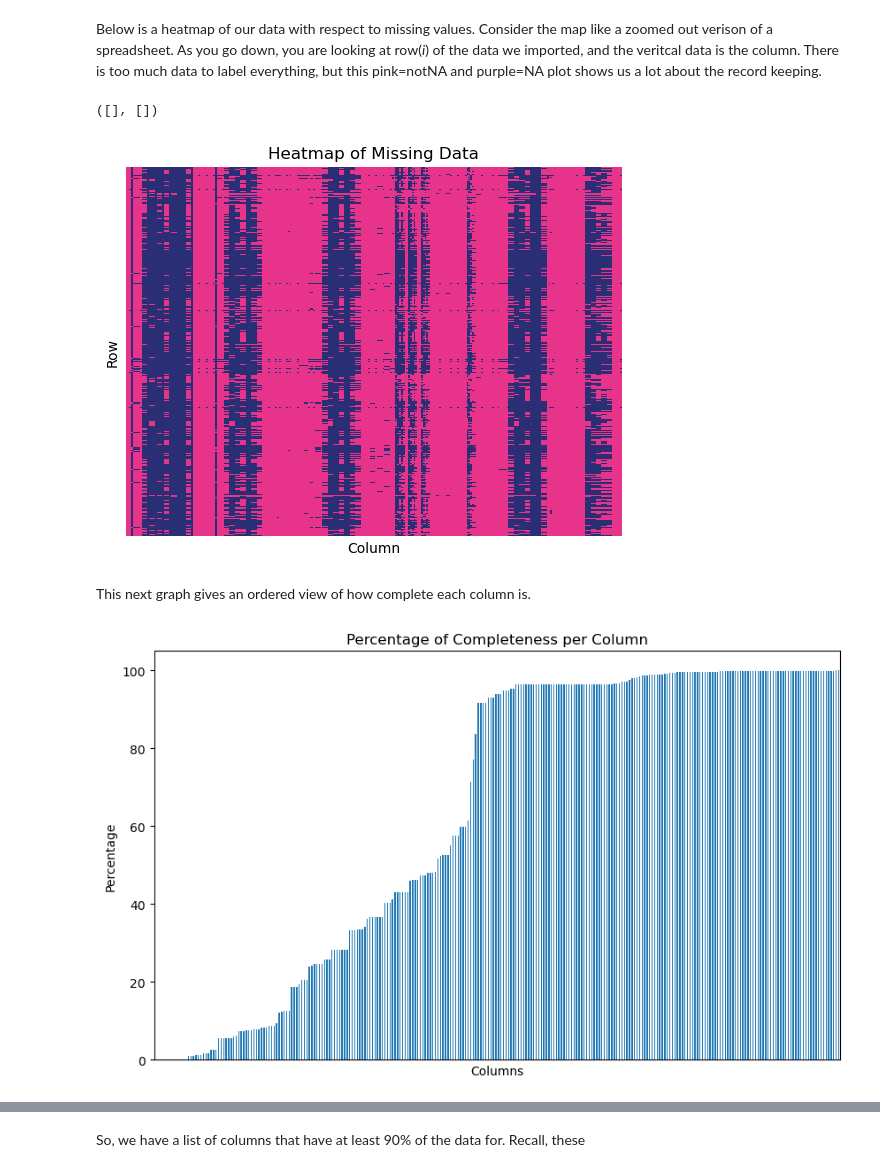
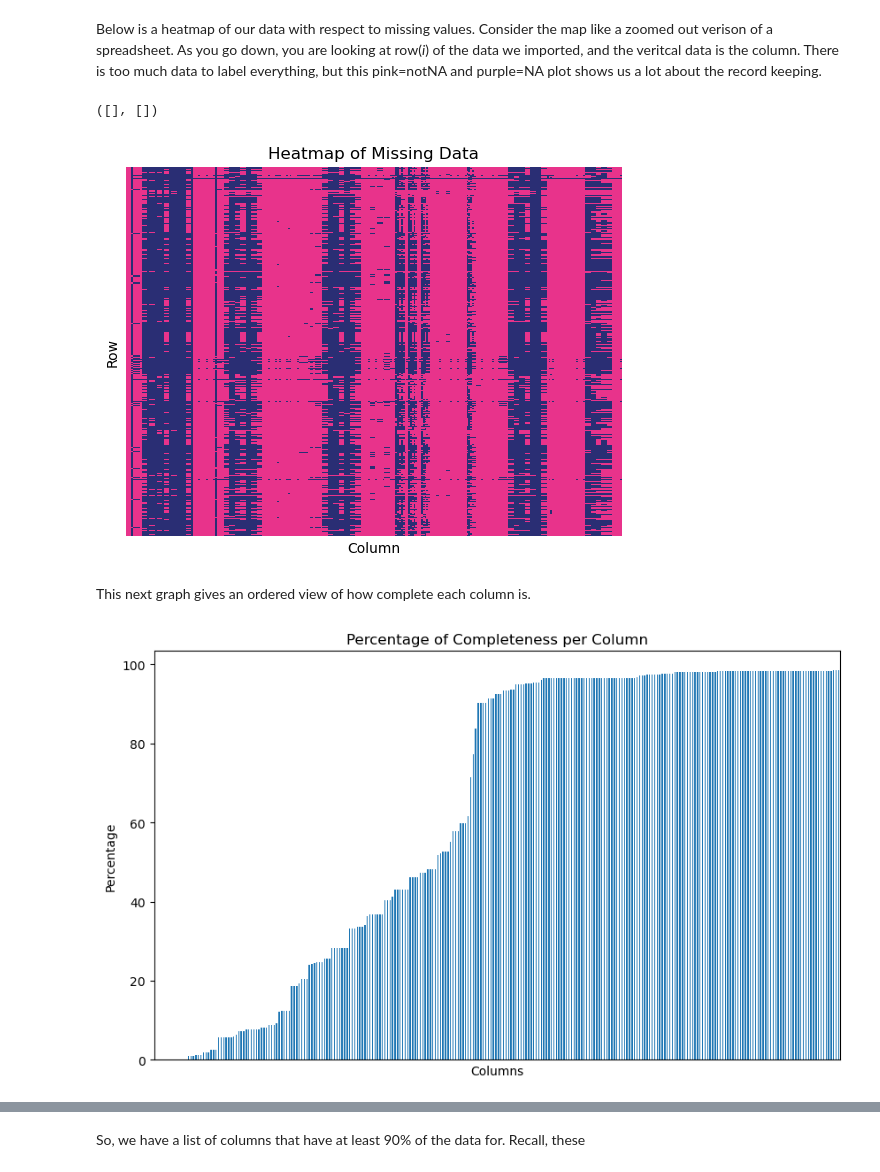
Before and after one commit to the-eva-a/group-1-project-1, a Jupyter notebook: Preliminary Data Cleaning.ipynb, the cells around one changed output, grey strips where cells are left out. Cells and saved outputs as stored; diff of their text form; code cells hidden in the pictures.

Commit message:
Fixed column selection and .csv output

```diff
--- a/Preliminary Data Cleaning.ipynb
+++ b/Preliminary Data Cleaning.ipynb
@@ -76,6 +76,7 @@ sheet1.head()
 
 Now we want to start looking at our `county` data. We want to know how it is behaving, where will we see problems or outliers? We start with some general methods.
 # %%
-sheet1_dim = sheet1.shape
-print(f"sheet1 has {sheet1_dim[0]} rows and {sheet1_dim[1]} columns")
+county_data = sheet1[sheet1['County'].notna()]
+county_data_dim = county_data.shape
+print(f"county_data has {county_data_dim[0]} rows and {county_data_dim[1]} columns")
 # %% [output]
@@ -98,21 +99,21 @@ summary_sheet1
 Below is a heatmap of our data with respect to missing values. Consider the map like a zoomed out verison of a spreadsheet. As you go down, you are looking at row(*i*) of the data we imported, and the veritcal data is the column. There is too much data to label everything, but this pink=notNA and purple=NA plot shows us a lot about the record keeping.
 # %%
 # Custom color map with teal and light purple (for style)
-custom_cmap = ListedColormap(['#E8338B', '#2A2E74'])  # Teal and light purple
-sns.heatmap(sheet1.isnull(), cbar=False, cmap=custom_cmap)
+custom_cmap = ListedColormap(['#E8338B', '#2A2E74'])  # Pink and Purple
+sns.heatmap(county_data.isnull(), cbar=False, cmap=custom_cmap)
 plt.xlabel('Column')
 plt.ylabel('Row')
 plt.title('Heatmap of Missing Data')
 plt.xticks([])
 plt.yticks([])
 # %% [output]
 ([], [])
-[figure, old version]
+[figure, new version]
 # %% [markdown]
 This next graph gives an ordered view of how complete each column is.
 # %%
 # Calculate the completeness of each column (# complete / total)
-completeness = (sheet1.notnull().sum() / len(sheet1)) * 100
+completeness = (county_data.notnull().sum() / len(sheet1)) * 100
 # Order from smallest to largest, for visual effect
 completeness = completeness.sort_values()
 
@@ -125,7 +126,7 @@ plt.xlabel('Columns')
 plt.xticks([])
 plt.show()
 # %% [output]
-[figure, old version]
+[figure, new version]
 # %%
 completeness_90 = completeness[completeness >= 90]
 print(f"There are {len(completeness_90)} columns with at least 90% of their data.Those columns are:")
```
Also changed, not shown: parts of 25 cells of this notebook, 2 other files.
